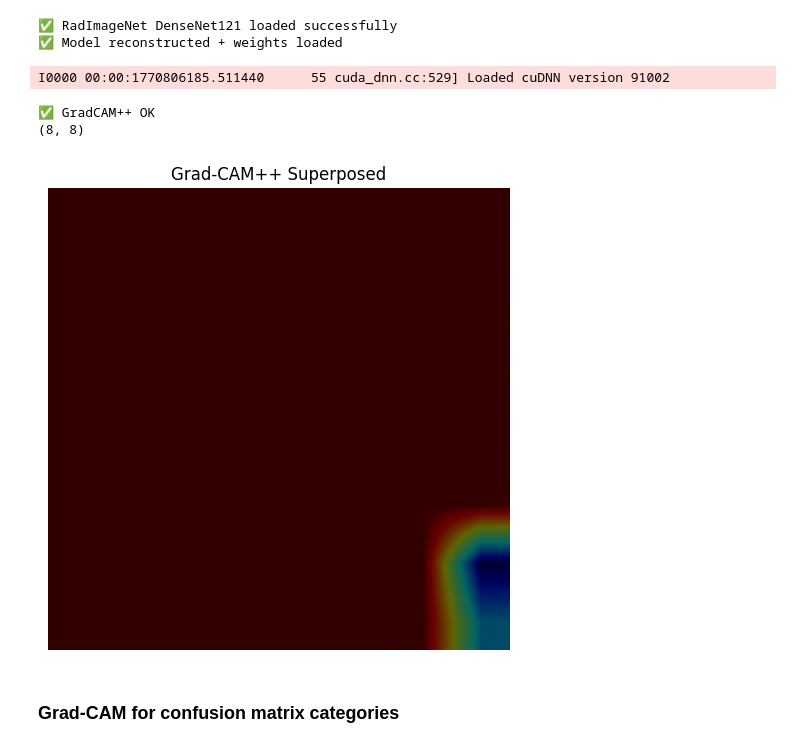
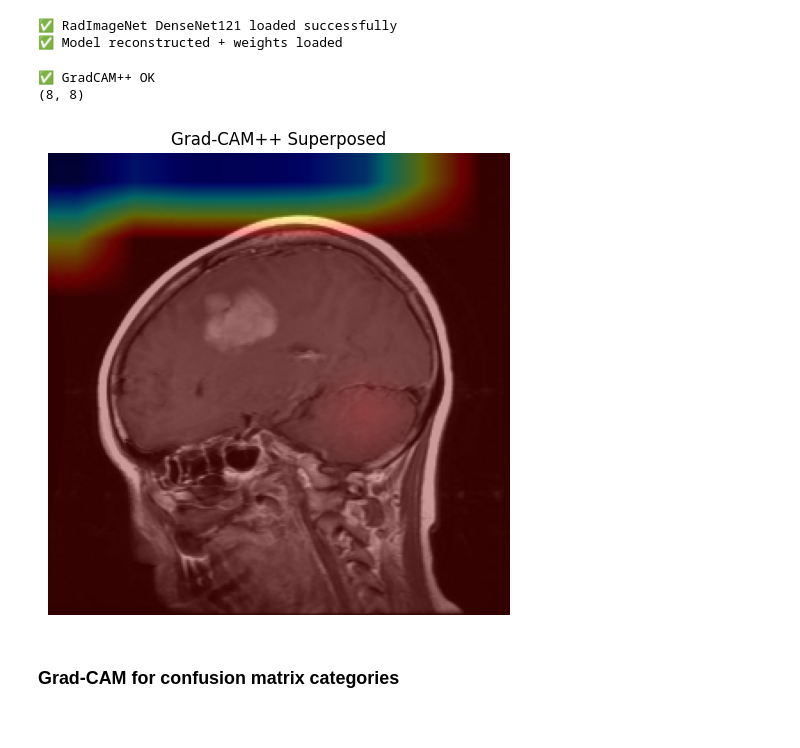
Before and after one commit to Jeremy-Duval-PhD/Brain_Tumor_MRI_Dataset, a Jupyter notebook: notebooks/Modeling.ipynb, the cells around one changed output. Saved outputs shown, nothing was run; the diff lists cells and outputs as text; code cells hidden in the pictures.

Commit message:
WIP: grad-cam: norm img correction

```diff
--- a/notebooks/Modeling.ipynb
+++ b/notebooks/Modeling.ipynb
@@ -793,8 +793,18 @@ def overlay_heatmap_on_image(orig_img, heatmap, alpha=0.4):
     superposed = np.clip(superposed,0,1)
 
     return superposed
+# %%
+idx = 1092
+count = 0
+
+for x_batch, y_batch in val_ds:
+    for i in range(len(x_batch)):
+        if count == idx:
+            test_img = x_batch[i:i+1]
+            break
+        count += 1
 # %%
-test_img = tf.random.normal((1, 260, 260, 3))
+#test_img = next(iter(val_ds))[0][0:1]
 
 heatmap = make_gradcam_plus_plus_multihead(
     model,
@@ -807,21 +817,25 @@ heatmap = make_gradcam_plus_plus_multihead(
 print("✅ GradCAM++ OK")
 print(heatmap.shape)
 # %% [output]
-I0000 00:00:1770806185.511440      55 cuda_dnn.cc:529] Loaded cuDNN version 91002
+✅ GradCAM++ OK
+(8, 8)
-✅ GradCAM++ OK
-(8, 8)
 # %%
 # --- Exemple d'utilisation ---
 orig_img = test_img[0].numpy()  # tf.Tensor -> numpy
+orig_img = orig_img.astype("float32")
+orig_img -= orig_img.min()
+orig_img /= (orig_img.max() + 1e-8)
+orig_img = (orig_img * 255).astype("uint8")
+
 superposed = overlay_heatmap_on_image(orig_img, heatmap)
 
 plt.figure(figsize=(6,6))
-plt.imshow(superposed[..., ::-1])  # BGR->RGB si OpenCV
+plt.imshow(superposed[..., ::-1])
 plt.axis('off')
 plt.title("Grad-CAM++ Superposed")
 plt.show()
 # %% [output]
-[figure, old version]
+[figure, new version]
 # %% [markdown]
 ### Grad-CAM for confusion matrix categories
 # %% [markdown]
```
